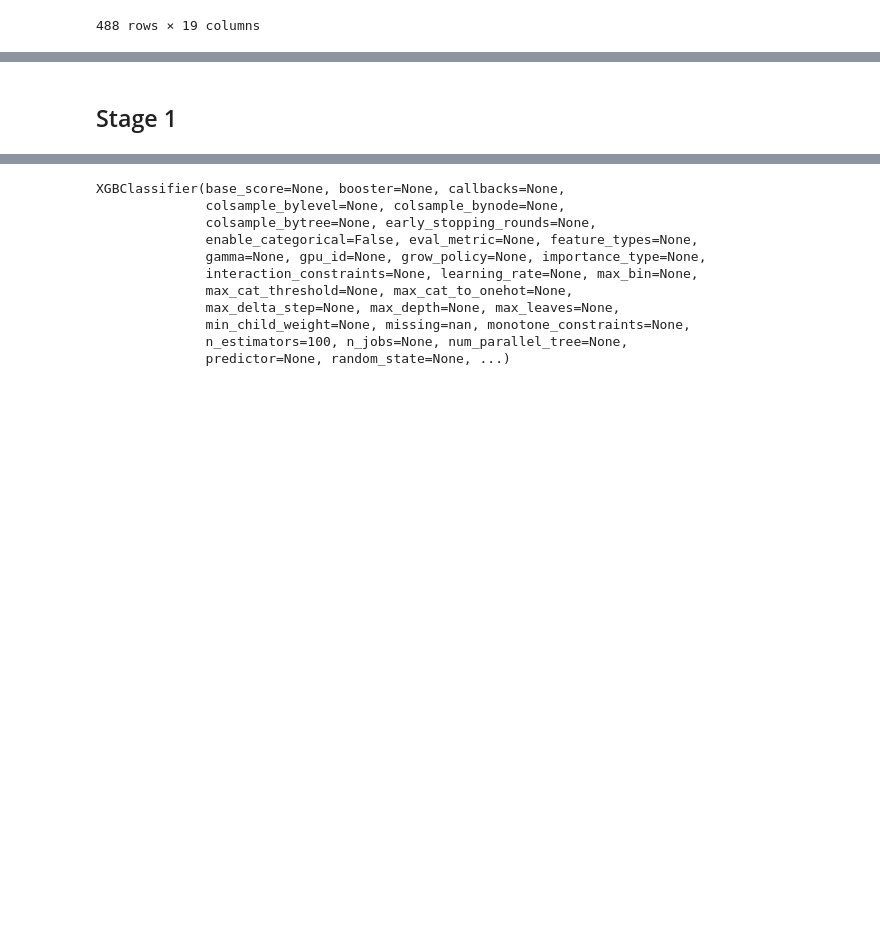
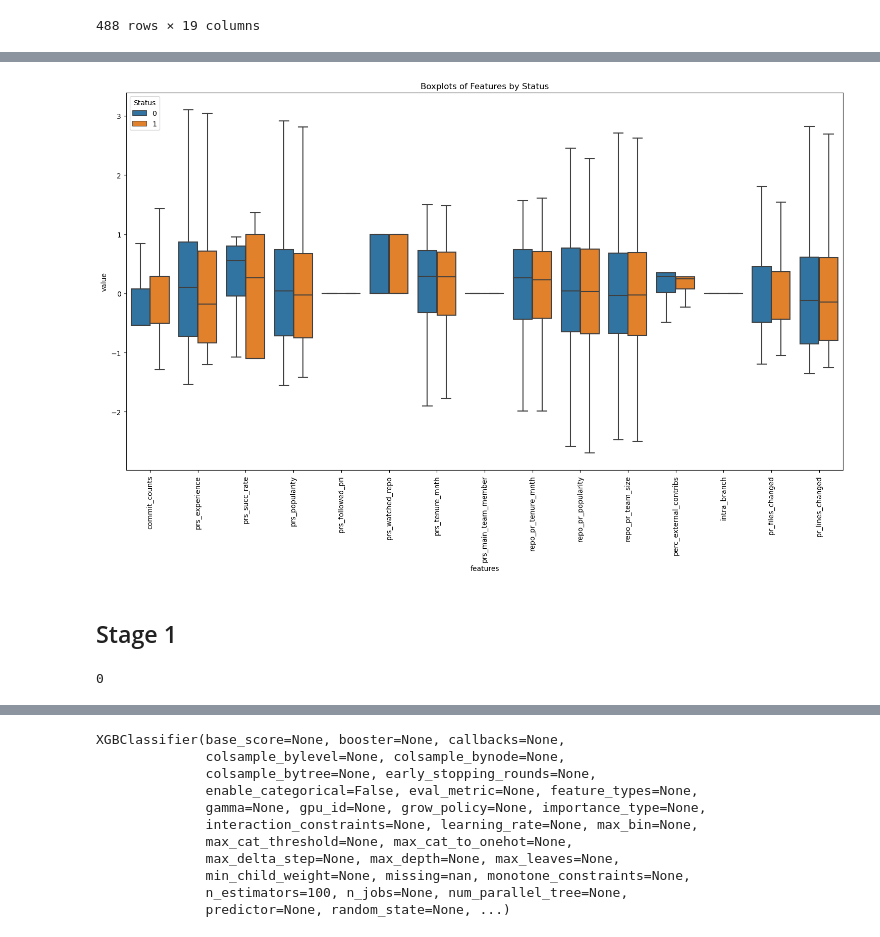
Before and after one commit to amirrshams/PR-comment-classifier, a Jupyter notebook: Dataset_mining/Classification.ipynb, the cells around one changed output, grey strips where cells are left out. Saved outputs shown, nothing was run; the diff lists cells and outputs as text; code cells hidden in the pictures; blank space fills up the shorter version.

```diff
--- a/Dataset_mining/Classification.ipynb
+++ b/Dataset_mining/Classification.ipynb
@@ -55,6 +62,9 @@ df[df['perc_external_contribs'].isna() & df['manual_analysis'].isna()]
 #make status column binary, non-merged = 1 and merged = 0
 df['status'] = df['status'].replace('merged', 0)
 df['status'] = df['status'].replace('not-merged', 1)
+# %%
+#remove the duplicate rows
+df = df.drop_duplicates(subset=['pr_id'], keep='first')
 # %%
 #encode the manual_analysis column using one-hot encoding
 label_encoder = LabelEncoder()
@@ -111,2 +127,36 @@ df.head(10003)
+# %%
+import matplotlib.pyplot as plt
+import seaborn as sns
+
+# Assuming 'df' is your DataFrame and 'status' is the column with binary status
+# and df contains all the necessary columns already
+
+# List of features to plot (excluding non-numeric and target columns)
+features_to_plot = ['commit_counts', 'prs_experience', 'prs_succ_rate',
+                    'prs_popularity', 'prs_followed_pri', 'prs_watched_repo',
+                    'prs_tenure_mnth', 'prs_main_team_member',
+                    'repo_pr_tenure_mnth', 'repo_pr_popularity', 'repo_pr_team_size',
+                    'perc_external_contribs', 'intra_branch',
+                    'pr_files_changed', 'pr_lines_changed']
+
+# Melt the DataFrame to long-form for seaborn's boxplot
+df_melted = df[features_to_plot + ['status']].melt(id_vars='status', var_name='features', value_name='value')
+
+# Initialize the figure size
+plt.figure(figsize=(15, 10))
+
+# Create the boxplot
+sns.boxplot(x='features', y='value', hue='status', data=df_melted, showfliers=False)
+
+# Improve aesthetics of the plot
+plt.xticks(rotation=90)  # Rotate the x labels to prevent overlap
+plt.title('Boxplots of Features by Status')
+plt.legend(title='Status')
+
+# Show the plot
+plt.tight_layout()  # Adjust the plot to ensure everything fits without overlap
+plt.show()
+# %% [output]
+[figure, added]
 # %% [markdown]
 ## Stage 1
@@ -116,0 +194,5 @@ x_train, x_test, y_train, y_test = train_test_split(X, Y, test_size=0.2, random_
+# %%
+#number of duplicated rows in the consistently_correct_df
+consistently_correct_df.duplicated().sum()
+# %% [output]
+0
```
Also changed, not shown: parts of 29 cells of this notebook.
